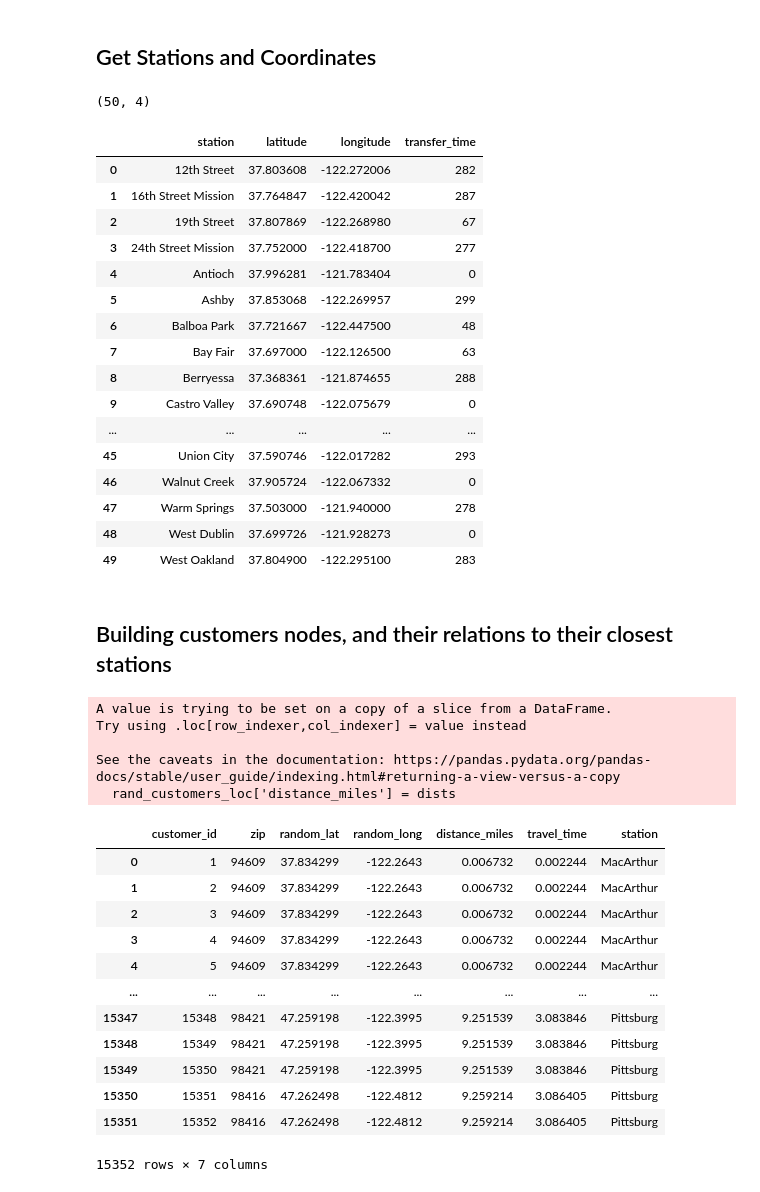
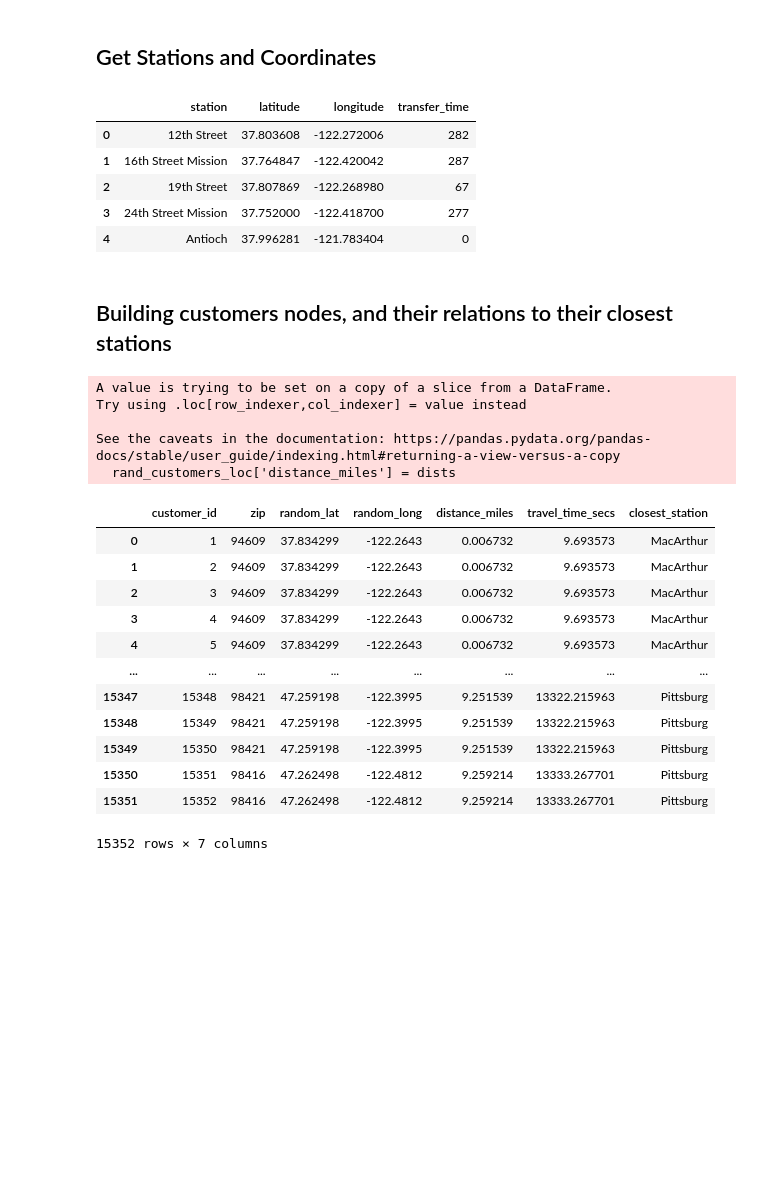
Before and after one commit to mids-w205/project-3-vinhqbui, a Jupyter notebook: code/A*.ipynb, the cells around one changed output. Drawn from its saved outputs; the diff is of its cells as text; code cells hidden in the pictures; blank space fills up the shorter version.

```diff
--- a/code/A*.ipynb
+++ b/code/A*.ipynb
@@ -236,36 +382,23 @@ rand_customers_loc
 # %%
 rollback_before_flag = True
 rollback_after_flag = True
 
 query = """
 
 SELECT *
 FROM stations
 
 """
 
 stations = my_select_query_pandas(query, rollback_before_flag, rollback_after_flag)
-print(stations.shape)
-stations
+stations.head()
 # %% [output]
-(50, 4)
 |  | station | latitude | longitude | transfer_time |
 | 0 | 12th Street | 37.803608 | -122.272006 | 282 |
 | 1 | 16th Street Mission | 37.764847 | -122.420042 | 287 |
 | 2 | 19th Street | 37.807869 | -122.268980 | 67 |
 | 3 | 24th Street Mission | 37.752000 | -122.418700 | 277 |
 | 4 | Antioch | 37.996281 | -121.783404 | 0 |
-| 5 | Ashby | 37.853068 | -122.269957 | 299 |
-| 6 | Balboa Park | 37.721667 | -122.447500 | 48 |
-| 7 | Bay Fair | 37.697000 | -122.126500 | 63 |
-| 8 | Berryessa | 37.368361 | -121.874655 | 288 |
-| 9 | Castro Valley | 37.690748 | -122.075679 | 0 |
-| ... | ... | ... | ... | ... |
-| 45 | Union City | 37.590746 | -122.017282 | 293 |
-| 46 | Walnut Creek | 37.905724 | -122.067332 | 0 |
-| 47 | Warm Springs | 37.503000 | -121.940000 | 278 |
-| 48 | West Dublin | 37.699726 | -121.928273 | 0 |
-| 49 | West Oakland | 37.804900 | -122.295100 | 283 |
 # %% [markdown]
 ## Building customers nodes, and their relations to their closest stations
 # %%
@@ -274,8 +407,8 @@ dists, inds = tree.query(rand_cfustomers_loc[['random_lat', 'random_long']])
 # %%
 rand_customers_loc['distance_miles'] = dists
-rand_customers_loc['travel_time'] = (dists / 3)
+rand_customers_loc['travel_time_secs'] = (dists / 2.5) * 3600
 
-rand_customers_loc['station'] = stations.loc[inds,'station'].values
+rand_customers_loc['closest_station'] = stations.loc[inds,'station'].values
 rand_customers_loc
 # %% [output]
 A value is trying to be set on a copy of a slice from a DataFrame.
@@ -283,17 +416,17 @@ Try using .loc[row_indexer,col_indexer] = value instead
 
 See the caveats in the documentation: https://pandas.pydata.org/pandas-docs/stable/user_guide/indexing.html#returning-a-view-versus-a-copy
   rand_customers_loc['distance_miles'] = dists
-|  | customer_id | zip | random_lat | random_long | distance_miles | travel_time | station |
-| 0 | 1 | 94609 | 37.834299 | -122.2643 | 0.006732 | 0.002244 | MacArthur |
-| 1 | 2 | 94609 | 37.834299 | -122.2643 | 0.006732 | 0.002244 | MacArthur |
-| 2 | 3 | 94609 | 37.834299 | -122.2643 | 0.006732 | 0.002244 | MacArthur |
-| 3 | 4 | 94609 | 37.834299 | -122.2643 | 0.006732 | 0.002244 | MacArthur |
-| 4 | 5 | 94609 | 37.834299 | -122.2643 | 0.006732 | 0.002244 | MacArthur |
+|  | customer_id | zip | random_lat | random_long | distance_miles | travel_time_secs | closest_station |
+| 0 | 1 | 94609 | 37.834299 | -122.2643 | 0.006732 | 9.693573 | MacArthur |
+| 1 | 2 | 94609 | 37.834299 | -122.2643 | 0.006732 | 9.693573 | MacArthur |
+| 2 | 3 | 94609 | 37.834299 | -122.2643 | 0.006732 | 9.693573 | MacArthur |
+| 3 | 4 | 94609 | 37.834299 | -122.2643 | 0.006732 | 9.693573 | MacArthur |
+| 4 | 5 | 94609 | 37.834299 | -122.2643 | 0.006732 | 9.693573 | MacArthur |
 | ... | ... | ... | ... | ... | ... | ... | ... |
-| 15347 | 15348 | 98421 | 47.259198 | -122.3995 | 9.251539 | 3.083846 | Pittsburg |
-| 15348 | 15349 | 98421 | 47.259198 | -122.3995 | 9.251539 | 3.083846 | Pittsburg |
-| 15349 | 15350 | 98421 | 47.259198 | -122.3995 | 9.251539 | 3.083846 | Pittsburg |
-| 15350 | 15351 | 98416 | 47.262498 | -122.4812 | 9.259214 | 3.086405 | Pittsburg |
-| 15351 | 15352 | 98416 | 47.262498 | -122.4812 | 9.259214 | 3.086405 | Pittsburg |
+| 15347 | 15348 | 98421 | 47.259198 | -122.3995 | 9.251539 | 13322.215963 | Pittsburg |
+| 15348 | 15349 | 98421 | 47.259198 | -122.3995 | 9.251539 | 13322.215963 | Pittsburg |
+| 15349 | 15350 | 98421 | 47.259198 | -122.3995 | 9.251539 | 13322.215963 | Pittsburg |
+| 15350 | 15351 | 98416 | 47.262498 | -122.4812 | 9.259214 | 13333.267701 | Pittsburg |
+| 15351 | 15352 | 98416 | 47.262498 | -122.4812 | 9.259214 | 13333.267701 | Pittsburg |
 15352 rows × 7 columns
 # %%
```
Also changed, not shown: parts of 34 cells of this notebook, 1 other file.
